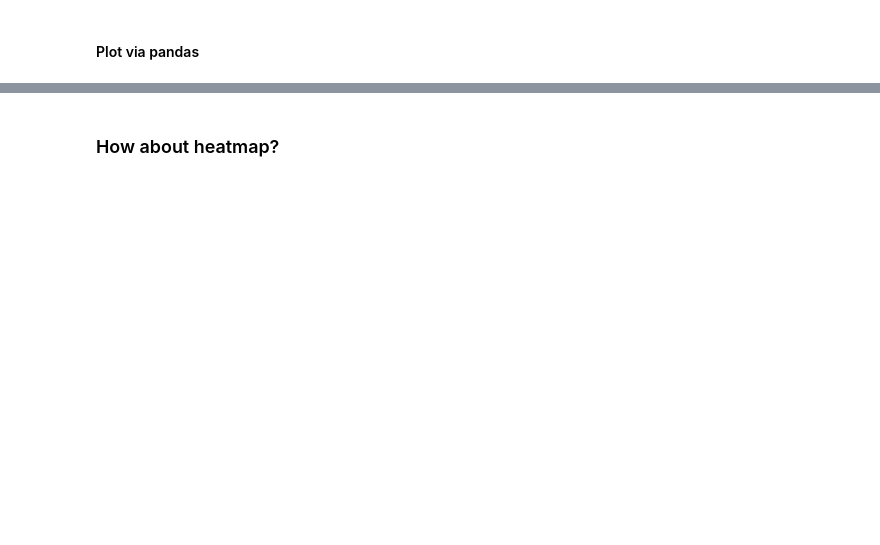
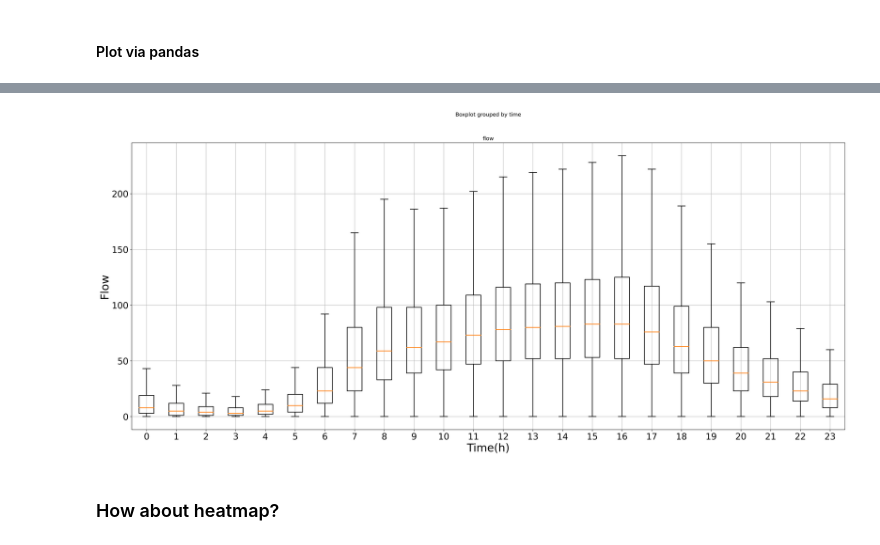
Before and after one commit to YueLi-0816/data_paper, a Jupyter notebook: traffic_flow_plot.ipynb, the cells around one changed output, grey strips where cells are left out. Drawn from its saved outputs; the diff is of its cells as text; code cells hidden in the pictures; blank space fills up the shorter version.

```diff
--- a/traffic_flow_plot.ipynb
+++ b/traffic_flow_plot.ipynb
@@ -60,4 +43,0 @@ for hour in df_plot['time'].unique():
-# %%
-plt.rcParams['figure.figsize'] = [48, 16]
-plt.rcParams['figure.dpi'] = 300
-plt.violinplot(dataset = vio_plot_data)
@@ -83,2 +44,22 @@ plt.violinplot(dataset = vio_plot_data)
+# %%
+plt.rcParams["figure.dpi"] = 300
+plt.rcParams["figure.figsize"] = [28, 12]
+
+boxprops = dict(linewidth=1.5)
+whiskerprops = dict(linewidth=1.5)
+capprops = dict(linewidth=1.5)
+medianprops=dict(linewidth=1.7)
+
+df_plot.boxplot(by ='time', column =['flow'], showfliers=False,boxprops=boxprops, whiskerprops=whiskerprops, capprops=capprops, medianprops=medianprops)
+
+
+
+plt.yticks(fontsize=20)
+plt.xticks(fontsize=20)
+plt.xlabel('Time(h)',fontsize=25)
+plt.ylabel('Flow',fontsize=25)
+plt.savefig('../../../publication/from Yue/Data paper/figure/boxplot_2.png')
+# %% [output]
+[figure, added]
 # %% [markdown]
 ### How about heatmap?
```
Also changed, not shown: parts of 6 cells of this notebook.
